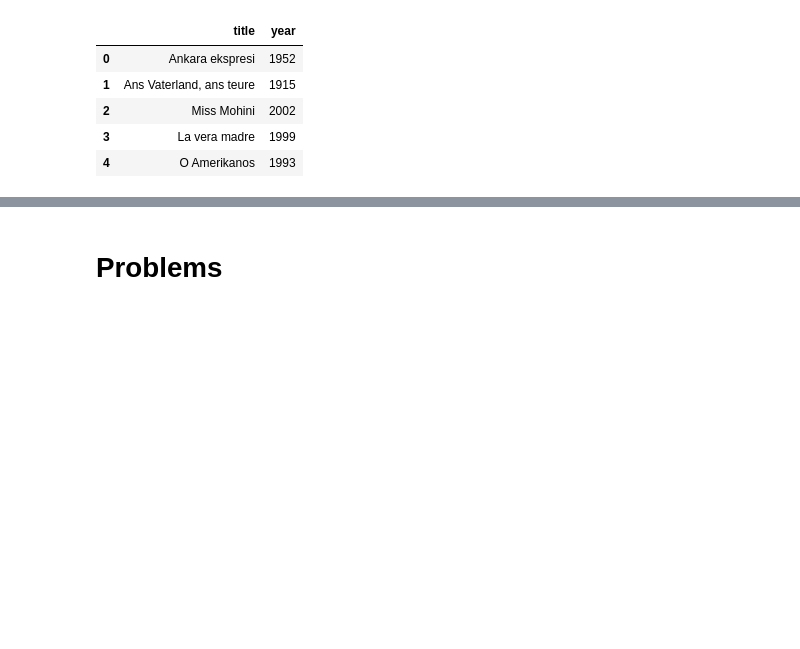
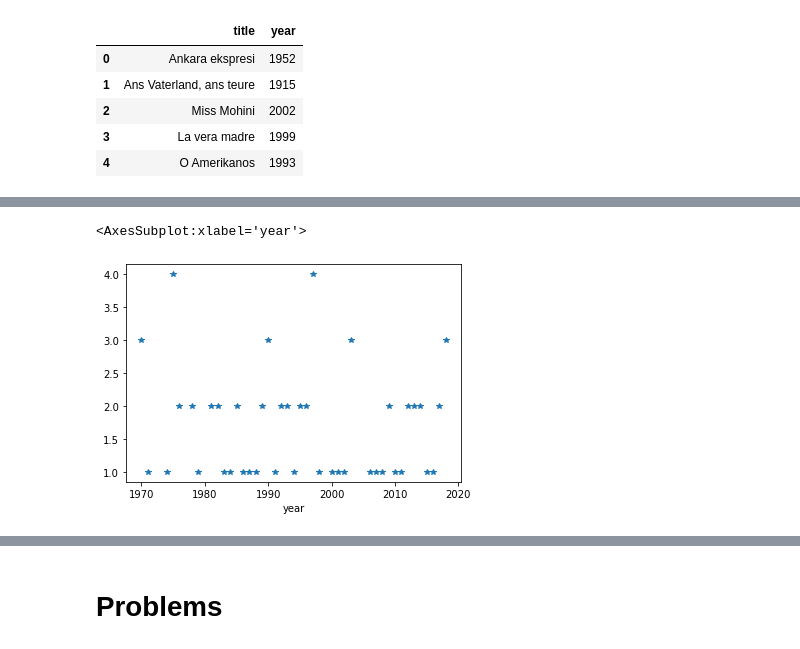
Before and after one commit to mjmacarty/CS230-SU2021, a Jupyter notebook: 16-pandas.ipynb, the cells around one changed output, grey strips where cells are left out. Drawn from its saved outputs; the diff is of its cells as text; code cells hidden in the pictures; blank space fills up the shorter version.

```diff
--- a/16-pandas.ipynb
+++ b/16-pandas.ipynb
@@ -16,6 +18,5 @@ titles.head()
 | 4 | O Amerikanos | 1993 |
 # %%
 %%time
-cast = pd.read_csv('data/cast.csv')
-cast.head()
+cast = pd.read_csv('cast.csv')
 # %% [output]
@@ -31,3 +85,4 @@ Wall time: 8.17 s
 # index takes time to build but after that it operates much faster
 # when I do this Python uses a different method of finding -does not do it
 # 3.7 million times
+c = cast.set_index(['title']).sort_index()
@@ -33,0 +109,3 @@ Wall time: 8.17 s
+# %%
+c = cast.set_index(['title', 'year']).sort_index()
+c.head()
@@ -33,0 +174,3 @@ Wall time: 8.17 s
+# %%
+c = cast[cast.name == 'Sylvester Stallone']
+len(c)
@@ -33,0 +209,5 @@ Wall time: 8.17 s
+# %%
+c.sort_values(by='year').groupby(['year']).size().plot(style="*")
+# %% [output]
+<AxesSubplot:xlabel='year'>
+[figure, added]
```
Also changed, not shown: parts of 33 cells of this notebook.
